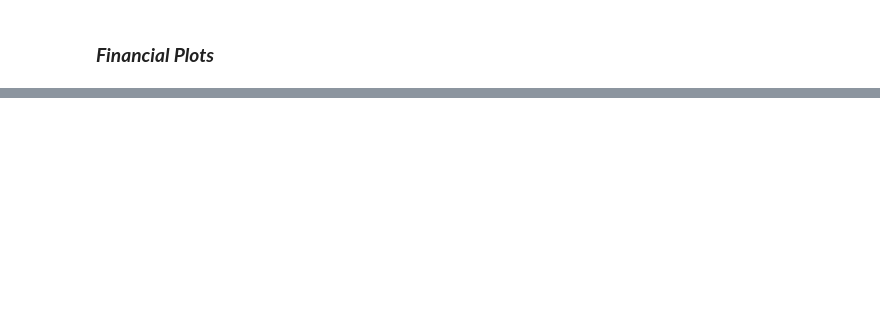
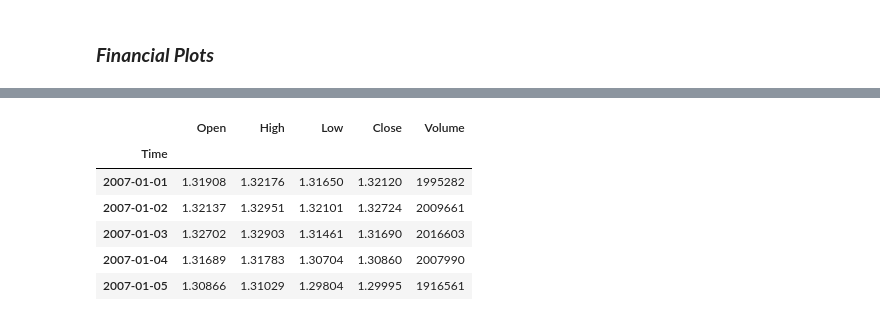
Before and after one commit to m-dabo/PfF, a Jupyter notebook: PfF - YH.ipynb, the cells around one changed output, grey strips where cells are left out. Cells and saved outputs as stored; diff of their text form; code cells hidden in the pictures; blank space fills up the shorter version.

```diff
--- a/PfF - YH.ipynb
+++ b/PfF - YH.ipynb
@@ -306,0 +419,10 @@ qdl.ApiConfig.api_key = 'H77jvcSxTeYPKpC3jy2r'
+# %%
+data.head()
+# %% [output]
+|  | Open | High | Low | Close | Volume |
+| Time |  |  |  |  |  |
+| 2007-01-01 | 1.31908 | 1.32176 | 1.31650 | 1.32120 | 1995282 |
+| 2007-01-02 | 1.32137 | 1.32951 | 1.32101 | 1.32724 | 2009661 |
+| 2007-01-03 | 1.32702 | 1.32903 | 1.31461 | 1.31690 | 2016603 |
+| 2007-01-04 | 1.31689 | 1.31783 | 1.30704 | 1.30860 | 2007990 |
+| 2007-01-05 | 1.30866 | 1.31029 | 1.29804 | 1.29995 | 1916561 |
```
Also changed, not shown: parts of 25 cells of this notebook.
